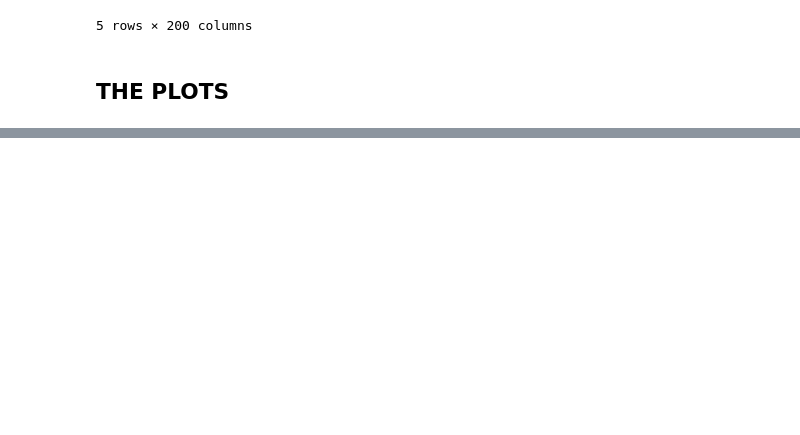
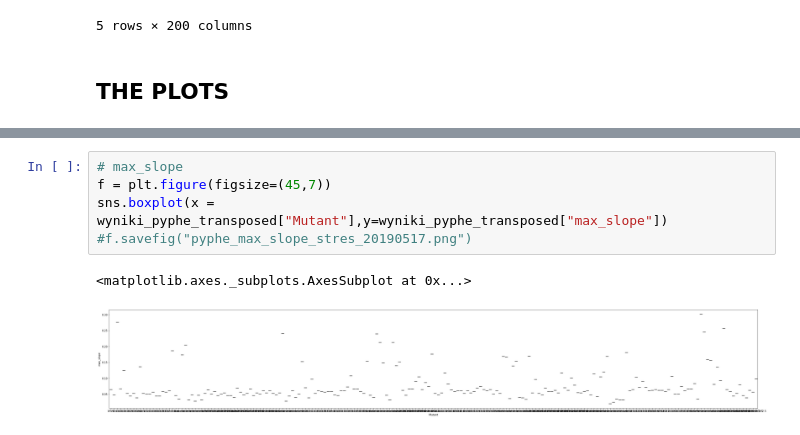
Before and after one commit to igib-rna-tails/Bioscreen_results_workflow, a Jupyter notebook: LL_Bioscreen_results_analysis.ipynb, the cells around one changed output, grey strips where cells are left out. Drawn from its saved outputs; the diff is of its cells as text; blank space fills up the shorter version.

```diff
--- a/LL_Bioscreen_results_analysis.ipynb
+++ b/LL_Bioscreen_results_analysis.ipynb
@@ -304,0 +340,8 @@ new_krzywe_Time_without_first_cell.head()
+# %%
+# max_slope
+f = plt.figure(figsize=(45,7))
+sns.boxplot(x = wyniki_pyphe_transposed["Mutant"],y=wyniki_pyphe_transposed["max_slope"])
+#f.savefig("pyphe_max_slope_stres_20190517.png")
+# %% [output]
+<matplotlib.axes._subplots.AxesSubplot at 0x...>
+[figure, added]
```
Also changed, not shown: parts of 47 cells of this notebook.
